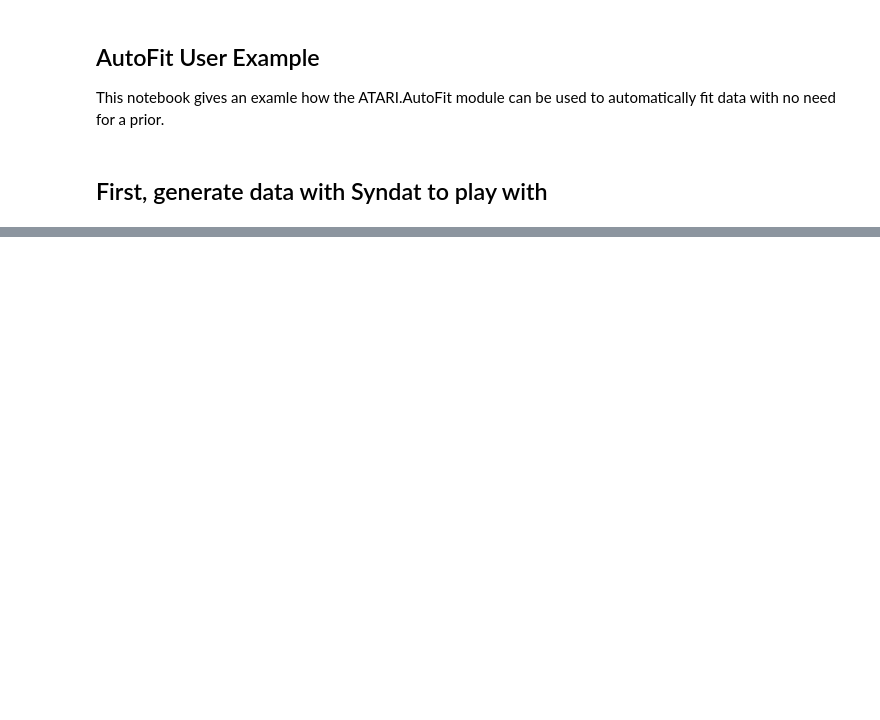
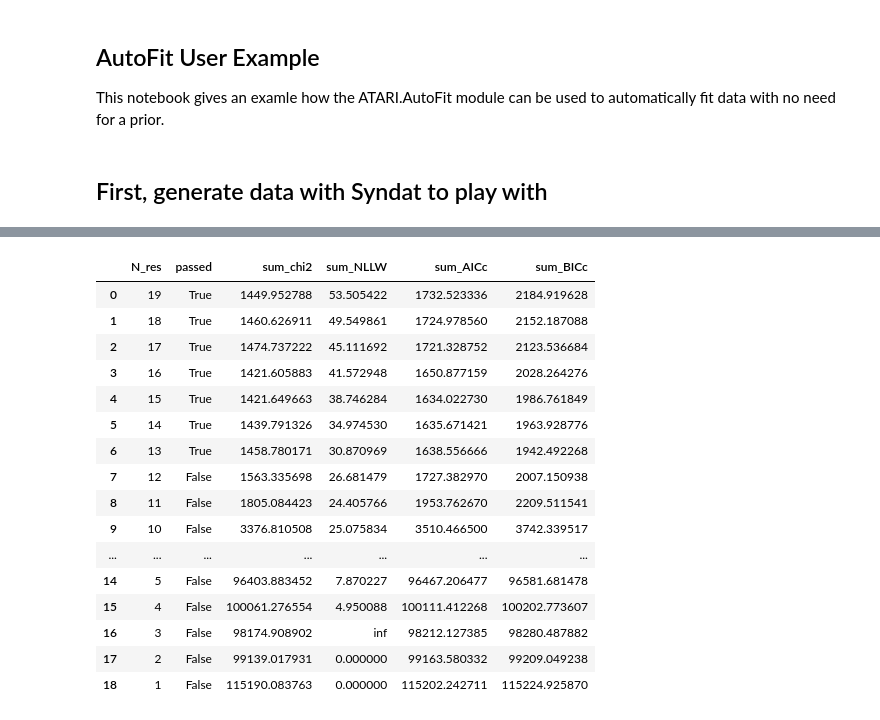
Before and after one commit to Naww137/ATARI, a Jupyter notebook: examples/AutoFit.ipynb, the cells around one changed output, grey strips where cells are left out. Drawn from its saved outputs; the diff is of its cells as text; code cells hidden in the pictures; blank space fills up the shorter version.

```diff
--- a/examples/AutoFit.ipynb
+++ b/examples/AutoFit.ipynb
@@ -592,3 +545,5 @@ Starting "deep" fitting of best initial guess by chi2...
+# %%
+hist = elim_addit_funcs.load_obj_from_pkl(folder_name='./', pkl_fname='hist.pkl')
 # %%
 # just to show how much we aliminated with the given threshold value.
 print(f'Eliminated from {hist.ladder_IN.shape[0]} res -> {hist.ladder_OUT.shape[0]}')
@@ -764,3 +746,52 @@ durations = ([start_duration_ms] * len(additional_start_images) +
 imageio.mimsave(output_path, images, duration=durations)
 
 print(f"Animated GIF saved to {output_path}")
+# %%
+# table for analysis of the models - produce chi2
+
+# sums - for all datasets
+NLLW_s = []
+chi2_s = []
+aicc_s = []
+bicc_s = []
+N_res_s = []
+test_pass = []
+
+for level in hist.elimination_history.keys():
+
+    numres = hist.elimination_history[level]['selected_ladder_chars'].par_post.shape[0]
+    pass_test = hist.elimination_history[level]['final_model_passed_test']
+
+    # print(f'level {level}, # of resonances: {numres},  passed the test: {pass_test}')
+    cur_ch_dict = elim_addit_funcs.characterize_sol(Ta_pair,
+                     datasets,
+                     experiments,
+                     #covariance_data,
+                     hist.elimination_history[level]['selected_ladder_chars']
+                     )
+
+    N_res_s.append(numres)
+    test_pass.append(pass_test)
+    chi2_s.append(sum(cur_ch_dict['chi2_stat']))
+    aicc_s.append(sum(cur_ch_dict['aicc']))
+    bicc_s.append(sum(cur_ch_dict['bicc']))
+    NLLW_s.append(sum(cur_ch_dict['NLLW'].values()))
+
+
+    # levels.append(level)
+    # chi2_s.append(np.sum(hist.elimination_history[level]['selected_ladder_chars'].chi2_post))
+    # N_ress.append(numres)
+    print(cur_ch_dict )
+
+# combine to one DataFrame
+table_df = pd.DataFrame.from_dict({
+    'N_res': N_res_s,
+    'passed': test_pass,
+    'sum_chi2': chi2_s,
+    'sum_NLLW': NLLW_s,
+    'sum_AICc': aicc_s,
+    'sum_BICc': bicc_s
+
+})
+table_df
+# %% [output]
@@ -767,2 +817,19 @@ print(f"Animated GIF saved to {output_path}")
+|  | N_res | passed | sum_chi2 | sum_NLLW | sum_AICc | sum_BICc |
+| 0 | 19 | True | 1449.952788 | 53.505422 | 1732.523336 | 2184.919628 |
+| 1 | 18 | True | 1460.626911 | 49.549861 | 1724.978560 | 2152.187088 |
+| 2 | 17 | True | 1474.737222 | 45.111692 | 1721.328752 | 2123.536684 |
+| 3 | 16 | True | 1421.605883 | 41.572948 | 1650.877159 | 2028.264276 |
+| 4 | 15 | True | 1421.649663 | 38.746284 | 1634.022730 | 1986.761849 |
+| 5 | 14 | True | 1439.791326 | 34.974530 | 1635.671421 | 1963.928776 |
+| 6 | 13 | True | 1458.780171 | 30.870969 | 1638.556666 | 1942.492268 |
+| 7 | 12 | False | 1563.335698 | 26.681479 | 1727.382970 | 2007.150938 |
+| 8 | 11 | False | 1805.084423 | 24.405766 | 1953.762670 | 2209.511541 |
+| 9 | 10 | False | 3376.810508 | 25.075834 | 3510.466500 | 3742.339517 |
+| ... | ... | ... | ... | ... | ... | ... |
+| 14 | 5 | False | 96403.883452 | 7.870227 | 96467.206477 | 96581.681478 |
+| 15 | 4 | False | 100061.276554 | 4.950088 | 100111.412268 | 100202.773607 |
+| 16 | 3 | False | 98174.908902 | inf | 98212.127385 | 98280.487882 |
+| 17 | 2 | False | 99139.017931 | 0.000000 | 99163.580332 | 99209.049238 |
+| 18 | 1 | False | 115190.083763 | 0.000000 | 115202.242711 | 115224.925870 |
 # %%
 # TODO: analyze logic & funcs on found/not found, missed spin_groups, calc error on the fine grid.
```
Also changed, not shown: parts of 20 cells of this notebook, 2 other files.
